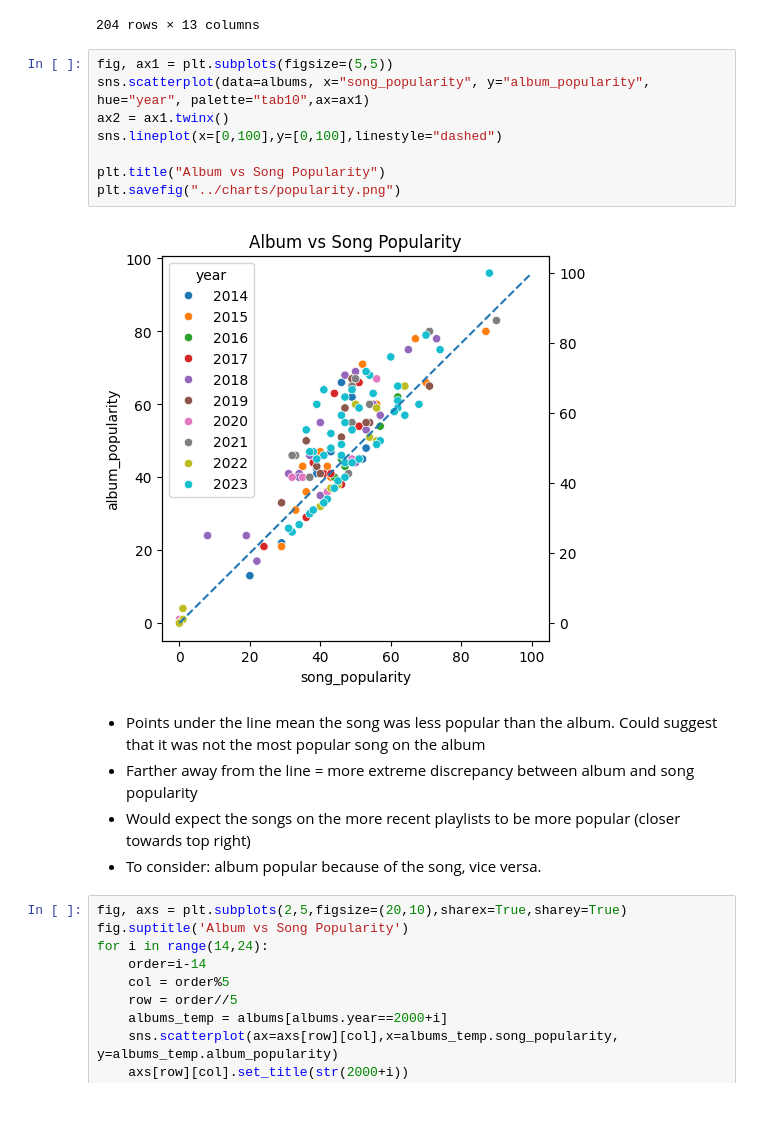
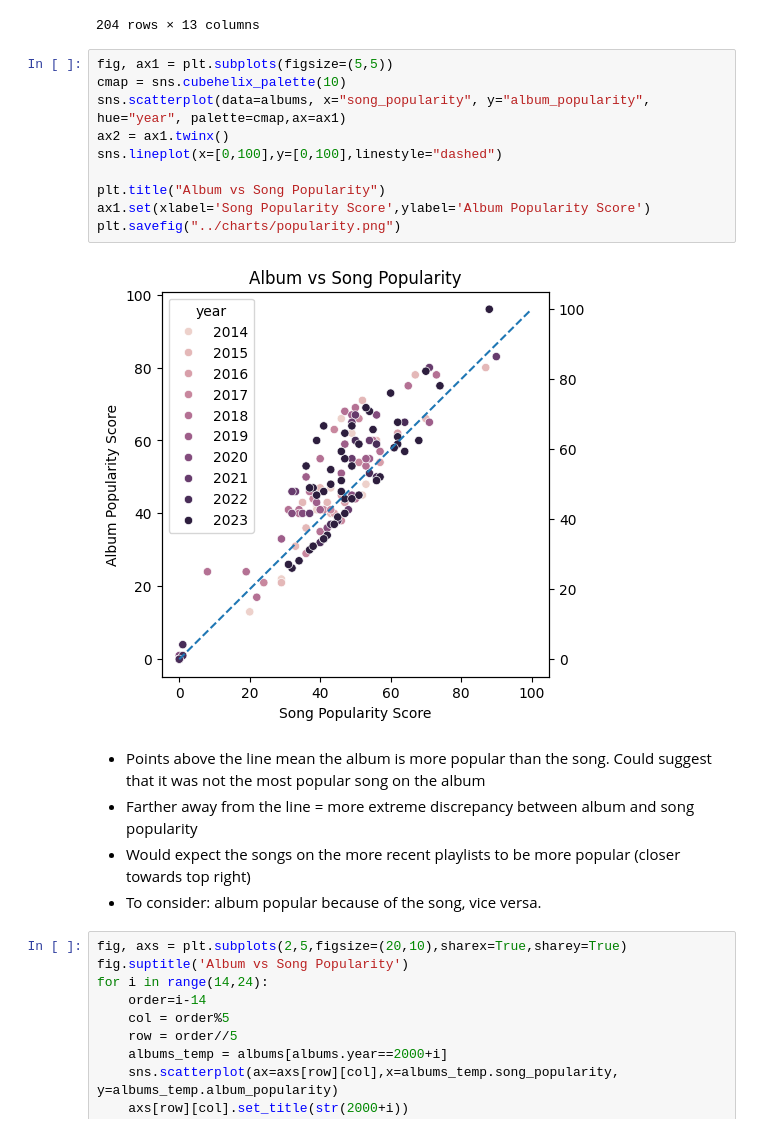
Before and after one commit to ryanwonghc/FIFA-Song-Analysis, a Jupyter notebook: Notebooks/FIFA_Song_EDA.ipynb, the cells around one changed output. Saved outputs shown, nothing was run; the diff lists cells and outputs as text.

```diff
--- a/Notebooks/FIFA_Song_EDA.ipynb
+++ b/Notebooks/FIFA_Song_EDA.ipynb
@@ -258,16 +284,18 @@ albums
 204 rows × 13 columns
 # %%
 fig, ax1 = plt.subplots(figsize=(5,5))
-sns.scatterplot(data=albums, x="song_popularity", y="album_popularity", hue="year", palette="tab10",ax=ax1)
+cmap = sns.cubehelix_palette(10)
+sns.scatterplot(data=albums, x="song_popularity", y="album_popularity", hue="year", palette=cmap,ax=ax1)
 ax2 = ax1.twinx()
 sns.lineplot(x=[0,100],y=[0,100],linestyle="dashed")
 
 plt.title("Album vs Song Popularity")
+ax1.set(xlabel='Song Popularity Score',ylabel='Album Popularity Score')
 plt.savefig("../charts/popularity.png")
 # %% [output]
-[figure, old version]
+[figure, new version]
 # %% [markdown]
-- Points under the line mean the song was less popular than the album. Could suggest that it was not the most popular song on the album
+- Points above the line mean the album is more popular than the song. Could suggest that it was not the most popular song on the album
 - Farther away from the line = more extreme discrepancy between album and song popularity
 - Would expect the songs on the more recent playlists to be more popular (closer towards top right)
 - To consider: album popular because of the song, vice versa.
```
Also changed, not shown: parts of 22 cells of this notebook, 1 other file.
